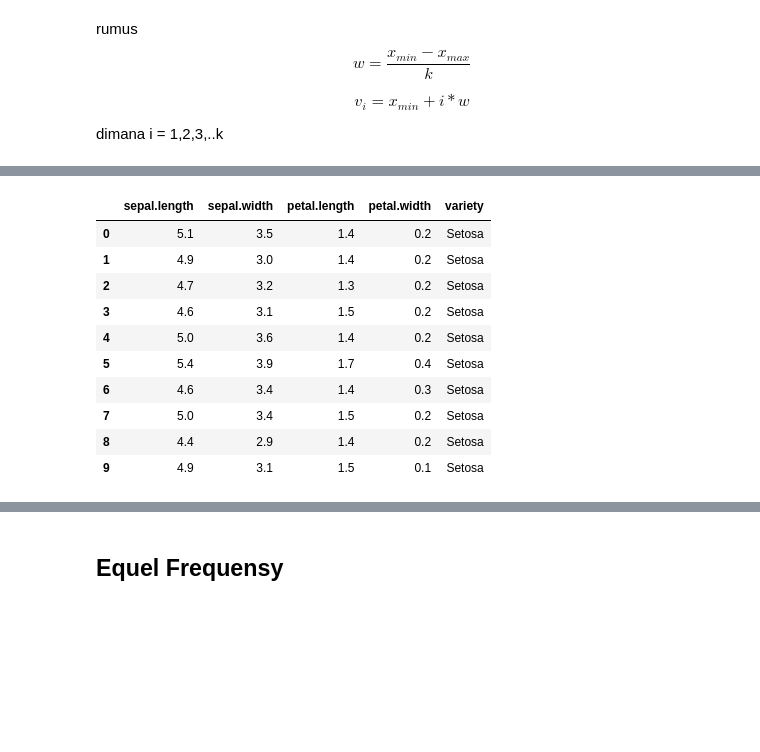
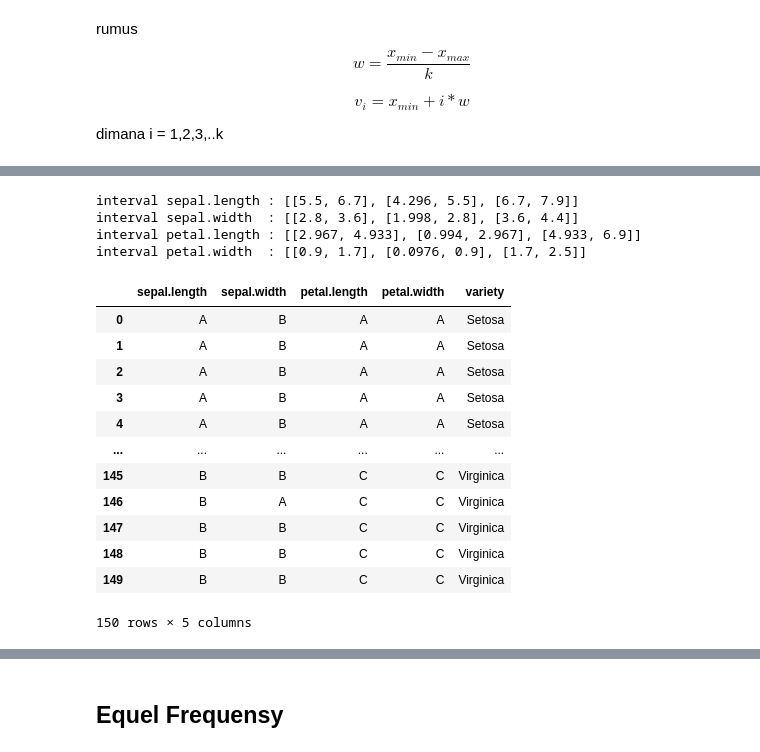
Before and after one commit to AliGhufron-28/datamaining, a Jupyter notebook: _sources/notebooks2.ipynb, the cells around one changed output, grey strips where cells are left out. Drawn from its saved outputs; the diff is of its cells as text; code cells hidden in the pictures; blank space fills up the shorter version.

```diff
--- a/_sources/notebooks2.ipynb
+++ b/_sources/notebooks2.ipynb
@@ -40,14 +44,62 @@ print(dt_iris)
+# %%
+# fungsi untuk eksekusi secara bersamaan
+def cut(col, k):
+    intervals = pd.cut(dt_iris[col], k).value_counts().index.to_list()
+    return [[interval.left, interval.right] for interval in intervals]
+# %%
+interval_sepal_length = cut("sepal.length", 3)
+interval_sepal_width = cut("sepal.width", 3)
+interval_petal_length = cut("petal.length", 3)
+interval_petal_width = cut("petal.width", 3)
+
+print("interval sepal.length :", interval_sepal_length)
+print("interval sepal.width  :", interval_sepal_width)
+print("interval petal.length :", interval_petal_length)
+print("interval petal.width  :", interval_petal_width)
+# %% [output]
+interval sepal.length : [[5.5, 6.7], [4.296, 5.5], [6.7, 7.9]]
+interval sepal.width  : [[2.8, 3.6], [1.998, 2.8], [3.6, 4.4]]
+interval petal.length : [[2.967, 4.933], [0.994, 2.967], [4.933, 6.9]]
+interval petal.width  : [[0.9, 1.7], [0.0976, 0.9], [1.7, 2.5]]
+# %%
+def equalwidth(list_interval, col):
+    # mendapatkan panjang interval
+    length = len(list_interval)
+
+    # mengurutkan interval
+    sort_interval = np.sort(list_interval, axis=0)
+    # mendapatkan Category dari interval
+    categories = np.array([chr(65+i) for i in range(length)])[:, None]
+    # combine into interval data
+    intervals = np.hstack((sort_interval, categories))
+
+    newCol = []
+    for i, row in dt_iris.iterrows():
+        data = row[col]
+        for interval in intervals:
+            if data >= interval[0].astype(float) and data <= interval[1].astype(float):
+                newCol.append(interval[2])
+                break
+
+    return np.array(newCol, dtype=str)
+# %%
+dt_iris["sepal.length"] = equalwidth(interval_sepal_length, "sepal.length")
+dt_iris["sepal.width"] = equalwidth(interval_sepal_width, "sepal.width")
+dt_iris["petal.length"] = equalwidth(interval_petal_length, "petal.length")
+dt_iris["petal.width"] = equalwidth(interval_petal_width, "petal.width")
 # %%
-dt_iris.head(10)
+dt_iris
 # %% [output]
 |  | sepal.length | sepal.width | petal.length | petal.width | variety |
-| 0 | 5.1 | 3.5 | 1.4 | 0.2 | Setosa |
-| 1 | 4.9 | 3.0 | 1.4 | 0.2 | Setosa |
-| 2 | 4.7 | 3.2 | 1.3 | 0.2 | Setosa |
-| 3 | 4.6 | 3.1 | 1.5 | 0.2 | Setosa |
-| 4 | 5.0 | 3.6 | 1.4 | 0.2 | Setosa |
-| 5 | 5.4 | 3.9 | 1.7 | 0.4 | Setosa |
-| 6 | 4.6 | 3.4 | 1.4 | 0.3 | Setosa |
-| 7 | 5.0 | 3.4 | 1.5 | 0.2 | Setosa |
-| 8 | 4.4 | 2.9 | 1.4 | 0.2 | Setosa |
-| 9 | 4.9 | 3.1 | 1.5 | 0.1 | Setosa |
+| 0 | A | B | A | A | Setosa |
+| 1 | A | B | A | A | Setosa |
+| 2 | A | B | A | A | Setosa |
+| 3 | A | B | A | A | Setosa |
+| 4 | A | B | A | A | Setosa |
+| ... | ... | ... | ... | ... | ... |
+| 145 | B | B | C | C | Virginica |
+| 146 | B | A | C | C | Virginica |
+| 147 | B | B | C | C | Virginica |
+| 148 | B | B | C | C | Virginica |
+| 149 | B | B | C | C | Virginica |
+150 rows × 5 columns
```
Also changed, not shown: parts of 28 cells of this notebook, 2 other files.
